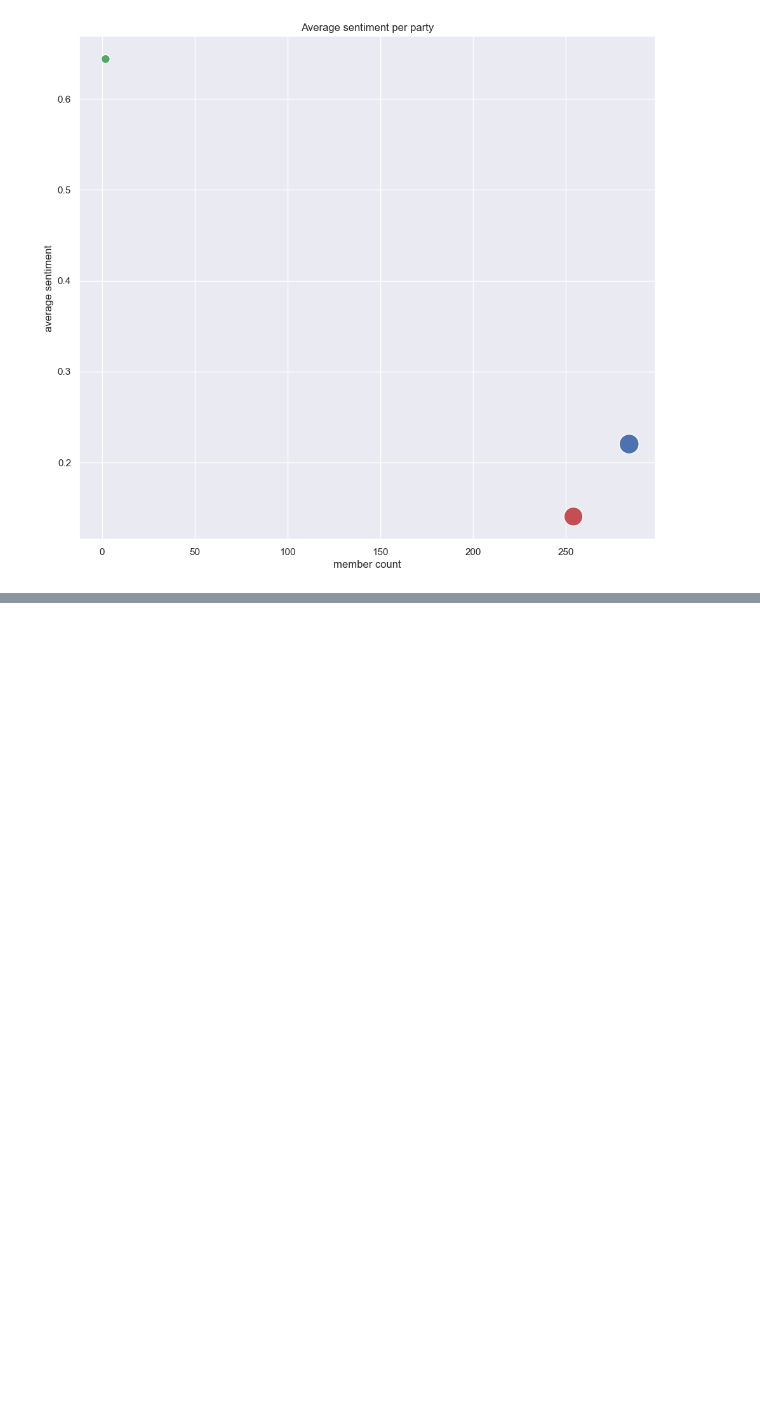
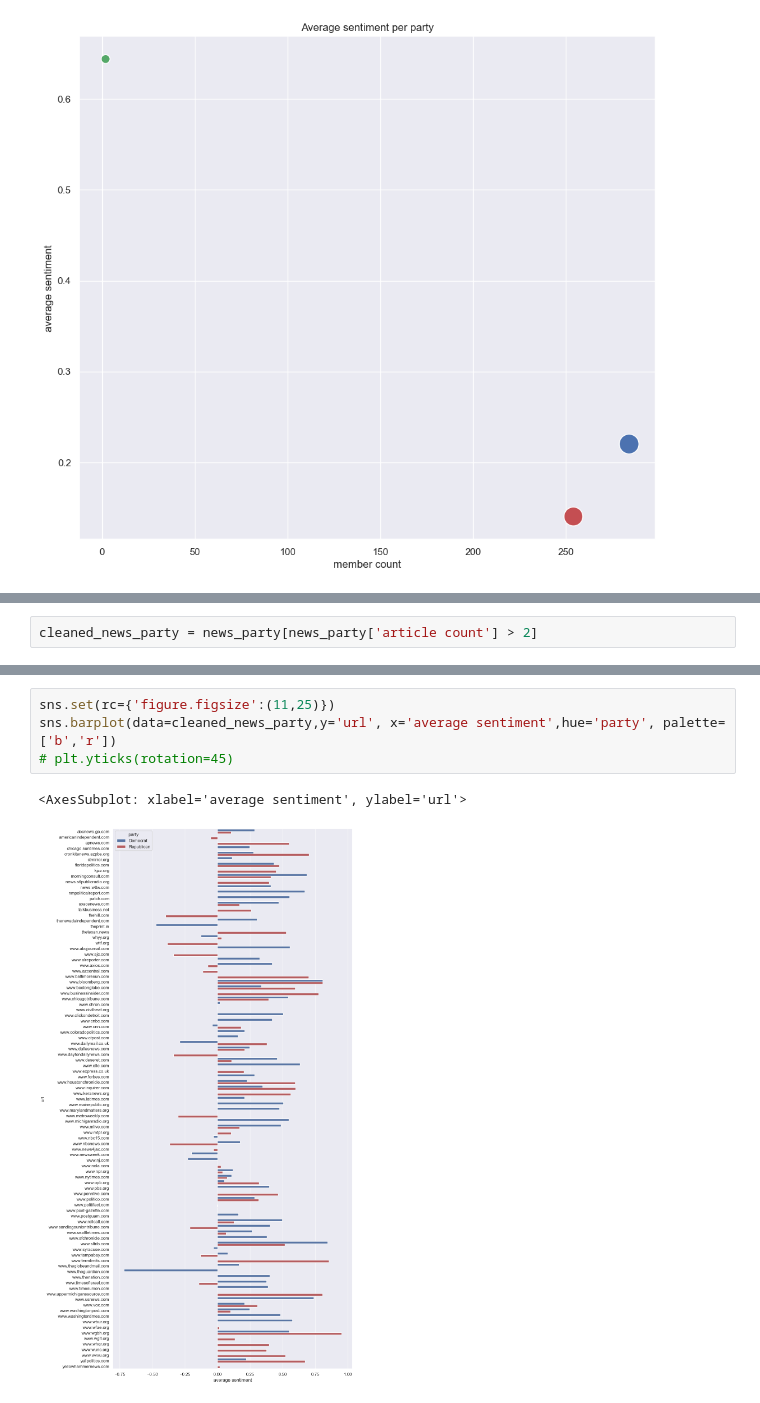
Before and after one commit to WizenPainter/Politician_Graph, a Jupyter notebook: Final_report.ipynb, the cells around one changed output, grey strips where cells are left out. Saved outputs shown, nothing was run; the diff lists cells and outputs as text; blank space fills up the shorter version.

```diff
--- a/Final_report.ipynb
+++ b/Final_report.ipynb
@@ -132,0 +213,2 @@ Text(0.5, 1.0, 'Average sentiment per party')
+# %%
+cleaned_news_party = news_party[news_party['article count'] > 2]
@@ -132,0 +224,7 @@ Text(0.5, 1.0, 'Average sentiment per party')
+# %%
+sns.set(rc={'figure.figsize':(11,25)})
+sns.barplot(data=cleaned_news_party,y='url', x='average sentiment',hue='party', palette=['b','r'])
+# plt.yticks(rotation=45)
+# %% [output]
+<AxesSubplot: xlabel='average sentiment', ylabel='url'>
+[figure, added]
```
Also changed, not shown: parts of 48 cells of this notebook.
